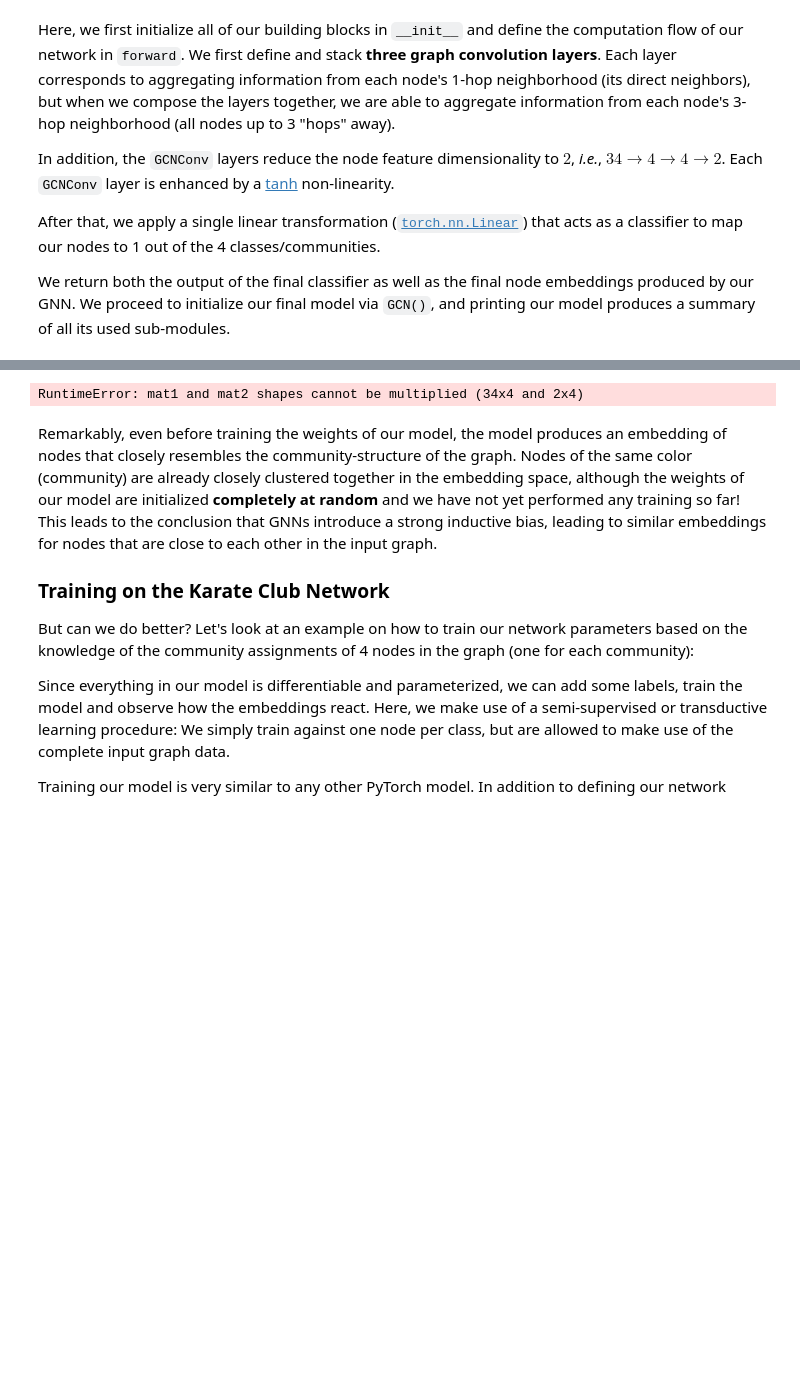
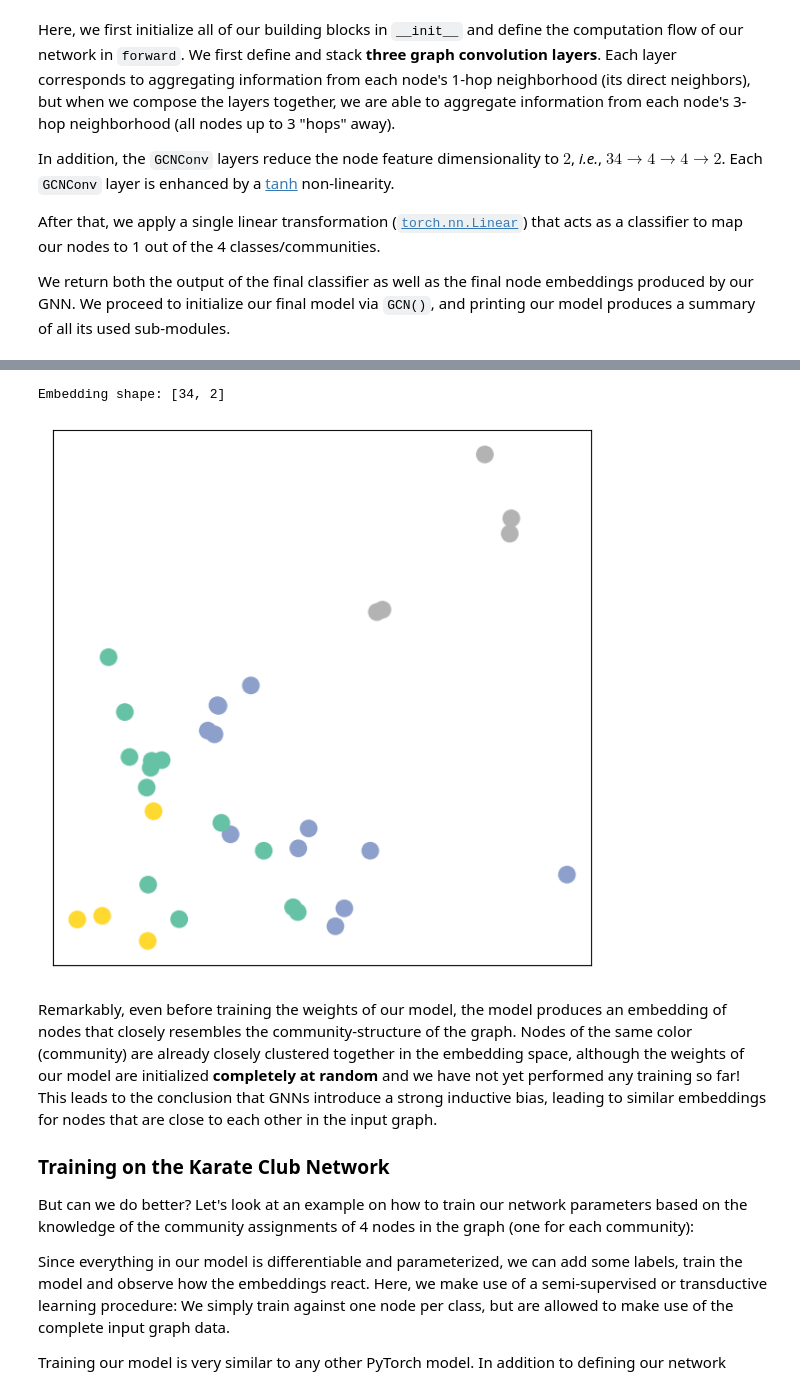
Before and after one commit to wkrt7/stanford_graph_ml_course, a Jupyter notebook: CS224W_Colab_0.ipynb, the cells around one changed output, grey strips where cells are left out. Saved outputs shown, nothing was run; the diff lists cells and outputs as text; code cells hidden in the pictures; blank space fills up the shorter version.

```diff
--- a/CS224W_Colab_0.ipynb
+++ b/CS224W_Colab_0.ipynb
@@ -465,13 +486,14 @@ We proceed to initialize our final model via `GCN()`, and printing our model pro
 # %%
-model = GCN(input_dim=dataset.num_node_features, hidden_dim=4, num_layers=1,dataset=dataset)
+model = GCN(dataset=dataset)
 
 
 _, h = model(data.x, data.edge_index)
 print(f'Embedding shape: {list(h.shape)}')
 
 visualize(h, color=data.y)
 # %% [output]
-RuntimeError: mat1 and mat2 shapes cannot be multiplied (34x4 and 2x4)
+Embedding shape: [34, 2]
+[figure, added]
 # %% [markdown]
 Remarkably, even before training the weights of our model, the model produces an embedding of nodes that closely resembles the community-structure of the graph.
 Nodes of the same color (community) are already closely clustered together in the embedding space, although the weights of our model are initialized **completely at random** and we have not yet performed any training so far!
```
Also changed, not shown: parts of 3 cells of this notebook.
